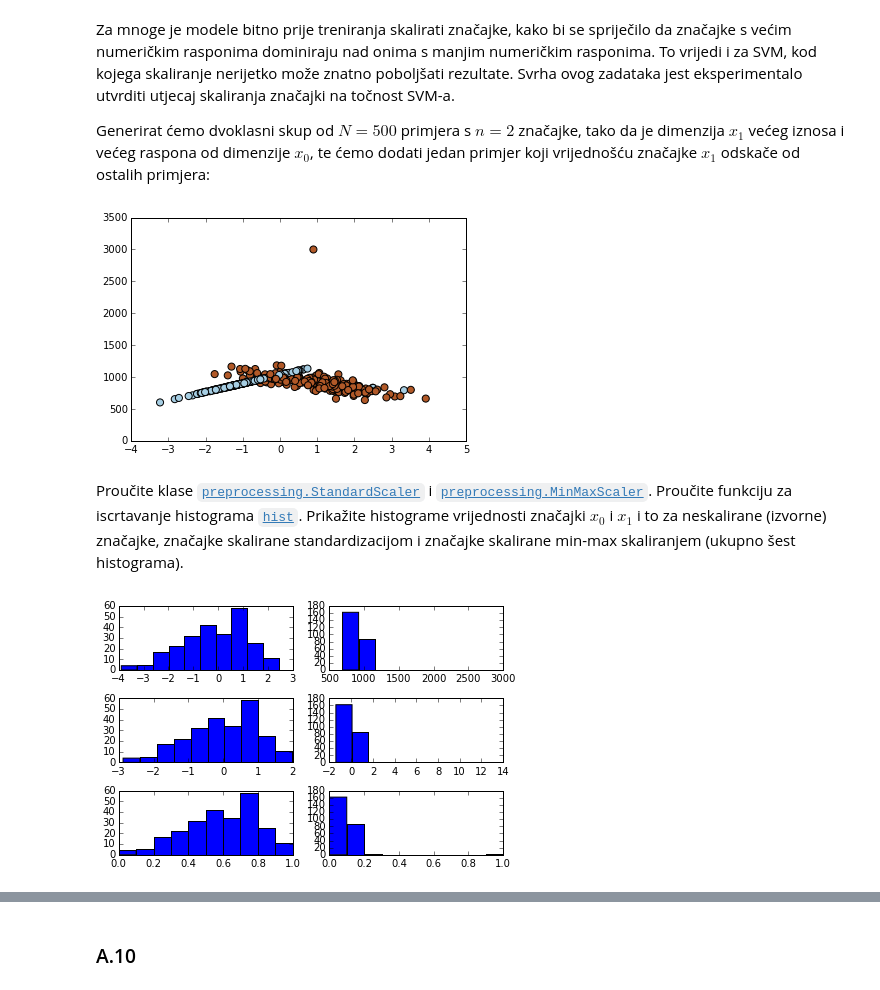
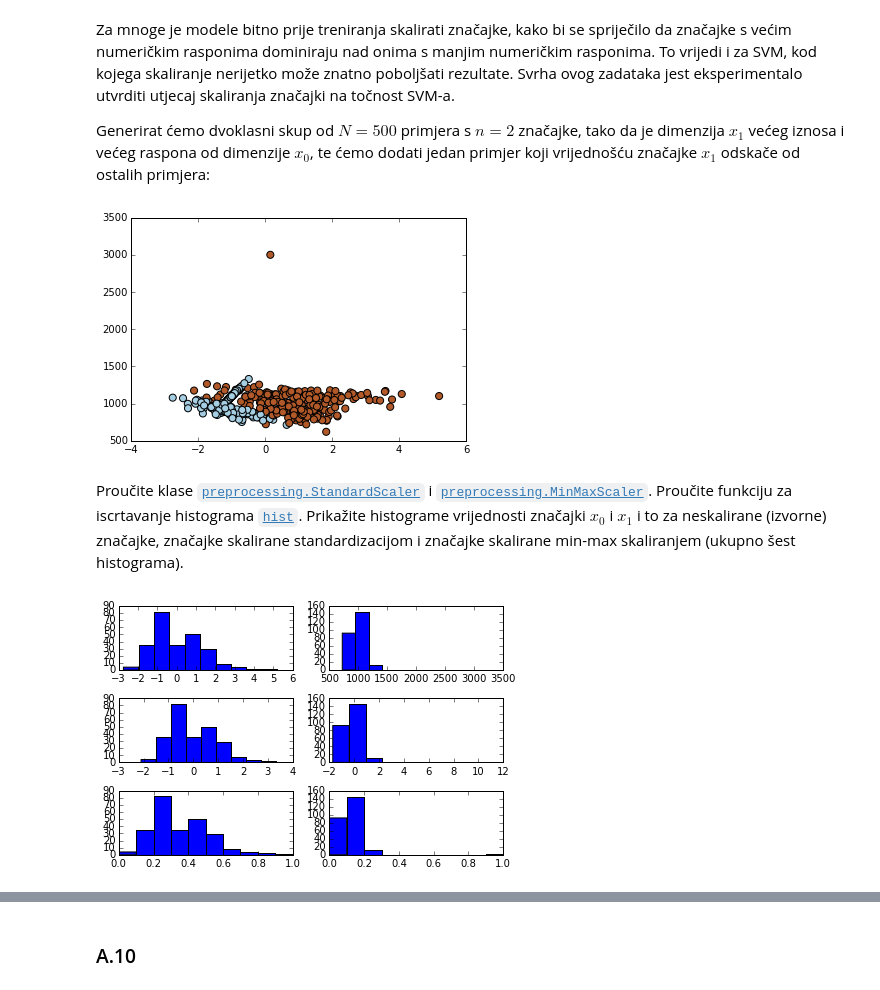
Before and after one commit to the-overengineer/puh-ta, a Jupyter notebook: temp/SU-2014-LAB3.ipynb, the cells around one changed output, grey strips where cells are left out. Saved outputs shown, nothing was run; the diff lists cells and outputs as text; code cells hidden in the pictures.

```diff
--- a/temp/SU-2014-LAB3.ipynb
+++ b/temp/SU-2014-LAB3.ipynb
@@ -543,13 +563,13 @@ Generirat ćemo dvoklasni skup od $N=500$ primjera s $n=2$ značajke, tako da je
 # %%
 from sklearn.datasets import make_classification
 
-X, y = make_classification(n_samples=500,n_features=2,n_classes=2,n_redundant=0,n_clusters_per_class=1)
+X, y = make_classification(n_samples=500,n_features=2,n_classes=2,n_redundant=0,n_clusters_per_class=2)
 X[:,1] = X[:,1]*100+1000
 X[0,1] = 3000
 
 plot_problem(X,y)
 # %% [output]
-[figure, old version]
+[figure, new version]
 # %% [markdown]
 Proučite klase [`preprocessing.StandardScaler`](http://scikit-learn.org/stable/modules/generated/sklearn.preprocessing.StandardScaler.html) i [`preprocessing.MinMaxScaler`](http://scikit-learn.org/stable/modules/generated/sklearn.preprocessing.MinMaxScaler.html#sklearn.preprocessing.MinMaxScaler). Proučite funkciju za iscrtavanje histograma [`hist`](http://matplotlib.org/api/pyplot_api.html). Prikažite histograme vrijednosti značajki $x_0$ i $x_1$ i to za neskalirane (izvorne) značajke, značajke skalirane standardizacijom i značajke skalirane min-max skaliranjem (ukupno šest histograma).
 # %%
@@ -576,7 +596,7 @@ axes[2,0].hist(X_mm_train[:,0])
 axes[2,1].hist(X_mm_train[:,1])
 plt.show()
 # %% [output]
-[figure, old version]
+[figure, new version]
 # %% [markdown]
 Podijelite skup primjera na skup za učenje i skup za ispitivanje u omjeru 1:1. Trenirajte SVM s jezgrenom funkcijom RBF na skupu za učenje i ispitajte točnost modela na skupu za ispitivanje, koristeći tri varijante gornjeg skupa: neskalirane značajke, standardizirane značajke i min-max skaliranje. Koristite podrazumijevane vrijednosti za $C$ i $\gamma$. Izmjerite točnost svakog od triju modela na skupu za učenje i skupu za ispitivanje. Ponovite postupak više puta (npr. 30) te uprosječite rezultate.
 
```
Also changed, not shown: parts of 23 cells of this notebook.
